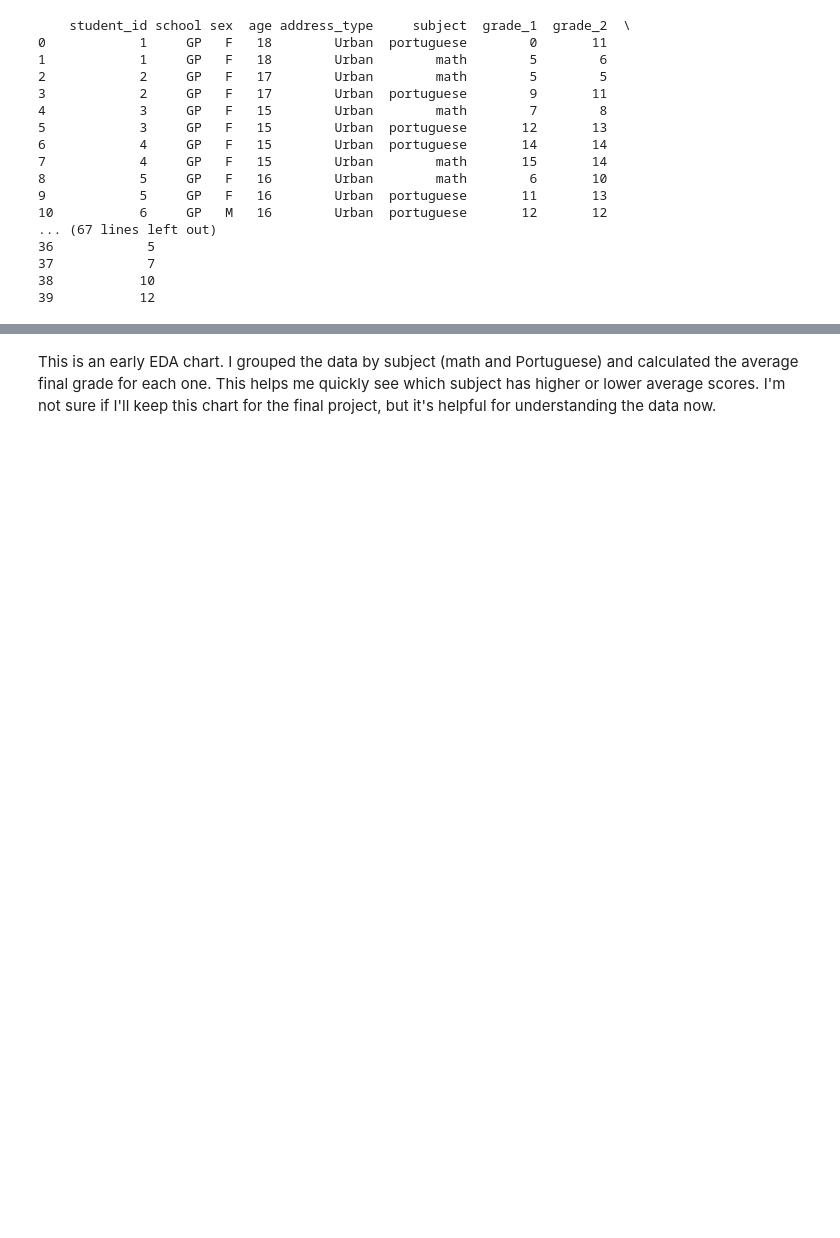
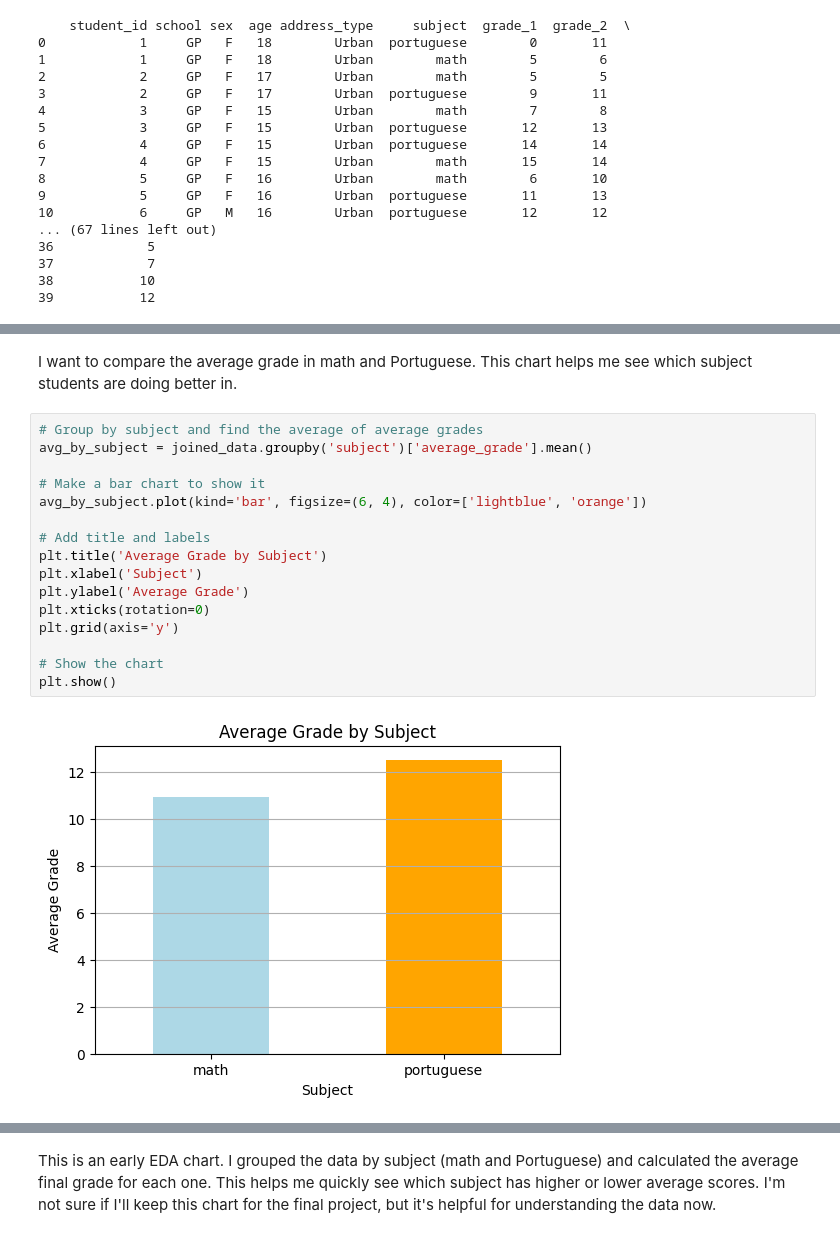
Before and after one commit to elaktif/elaktif-student-performance-analysis-Capstone, a Jupyter notebook: student_performance_analysis Capstone.ipynb.ipynb, the cells around one changed output, grey strips where cells are left out. Saved outputs shown, nothing was run; the diff lists cells and outputs as text; blank space fills up the shorter version.

```diff
--- a/student_performance_analysis Capstone.ipynb.ipynb
+++ b/student_performance_analysis Capstone.ipynb.ipynb
@@ -208,0 +260,20 @@ joined_df.to_csv("joined_student_data.csv", index=False)
+# %% [markdown]
+I want to compare the average grade in math and Portuguese. This chart helps me see which subject students are doing better in.
+# %%
+# Group by subject and find the average of average grades
+avg_by_subject = joined_data.groupby('subject')['average_grade'].mean()
+
+# Make a bar chart to show it
+avg_by_subject.plot(kind='bar', figsize=(6, 4), color=['lightblue', 'orange'])
+
+# Add title and labels
+plt.title('Average Grade by Subject')
+plt.xlabel('Subject')
+plt.ylabel('Average Grade')
+plt.xticks(rotation=0)
+plt.grid(axis='y')
+
+# Show the chart
+plt.show()
+# %% [output]
+[figure, added]
```
Also changed, not shown: parts of 21 cells of this notebook, 3 other files.
